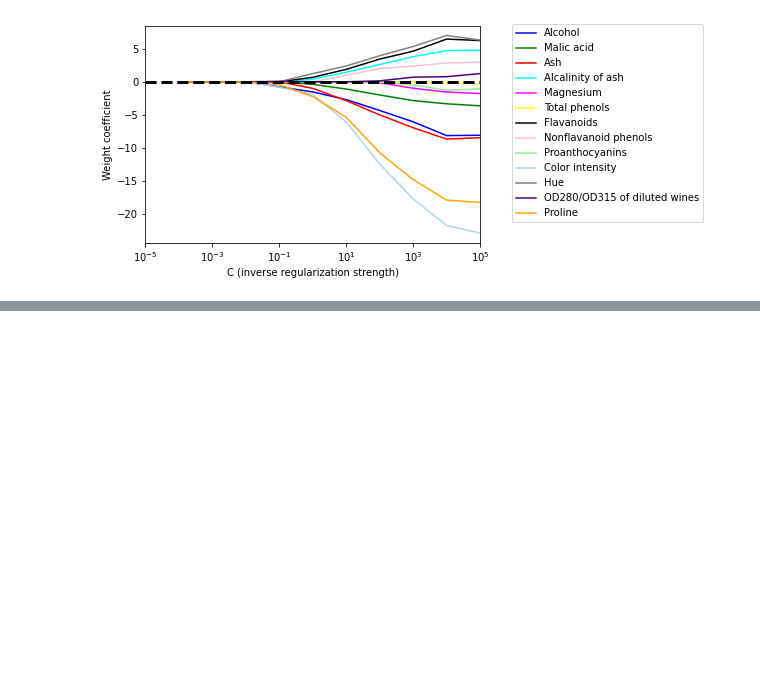
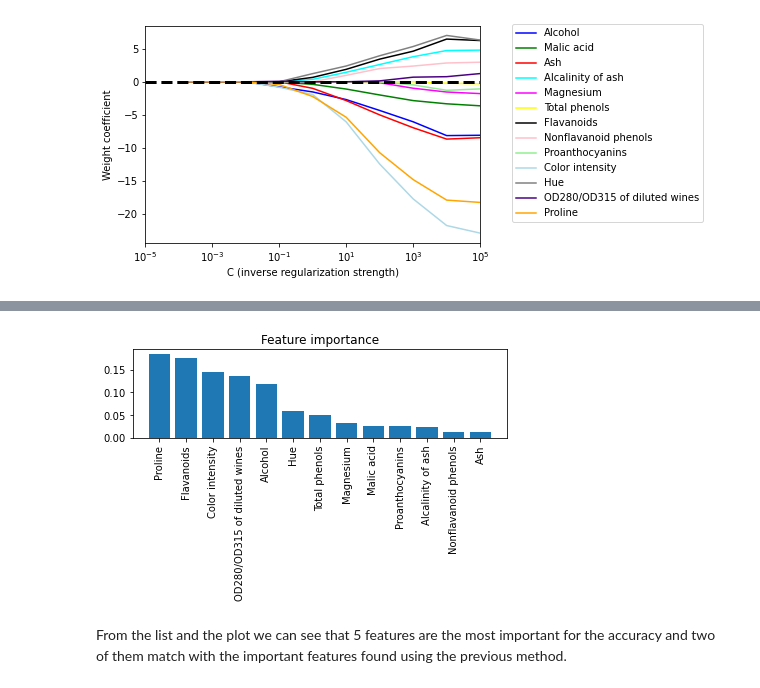
Before and after one commit to luigiselmi/dlwpt_nb, a Jupyter notebook: pml3/data_pre-processing.ipynb, the cells around one changed output, grey strips where cells are left out. Cells and saved outputs as stored; diff of their text form; code cells hidden in the pictures; blank space fills up the shorter version.

```diff
--- a/pml3/data_pre-processing.ipynb
+++ b/pml3/data_pre-processing.ipynb
@@ -187,0 +306,14 @@ plt.show()
+# %%
+from sklearn.ensemble import RandomForestClassifier
+
+feat_labels = wine_df.columns[1:]
+
+forest = RandomForestClassifier(n_estimators=500, random_state=1)
+
+forest.fit(X_train, y_train)
+importances = forest.feature_importances_
+
+indices = np.argsort(importances)[::-1]
+
+for f in range(X_train.shape[1]):
+    print("%2d) %-*s %f" % (f + 1, 30, feat_labels[indices[f]], importances[indices[f]]))
@@ -187,0 +334,12 @@ plt.show()
+# %%
+plt.title('Feature importance')
+plt.bar(range(X_train.shape[1]), importances[indices], align='center')
+
+plt.xticks(range(X_train.shape[1]), feat_labels[indices], rotation=90)
+plt.xlim([-1, X_train.shape[1]])
+plt.tight_layout()
+plt.show()
+# %% [output]
+[figure, added]
+# %% [markdown]
+From the list and the plot we can see that 5 features are the most important for the accuracy and two of them match with the important features found using the previous method.
```
Also changed, not shown: parts of 24 cells of this notebook.
